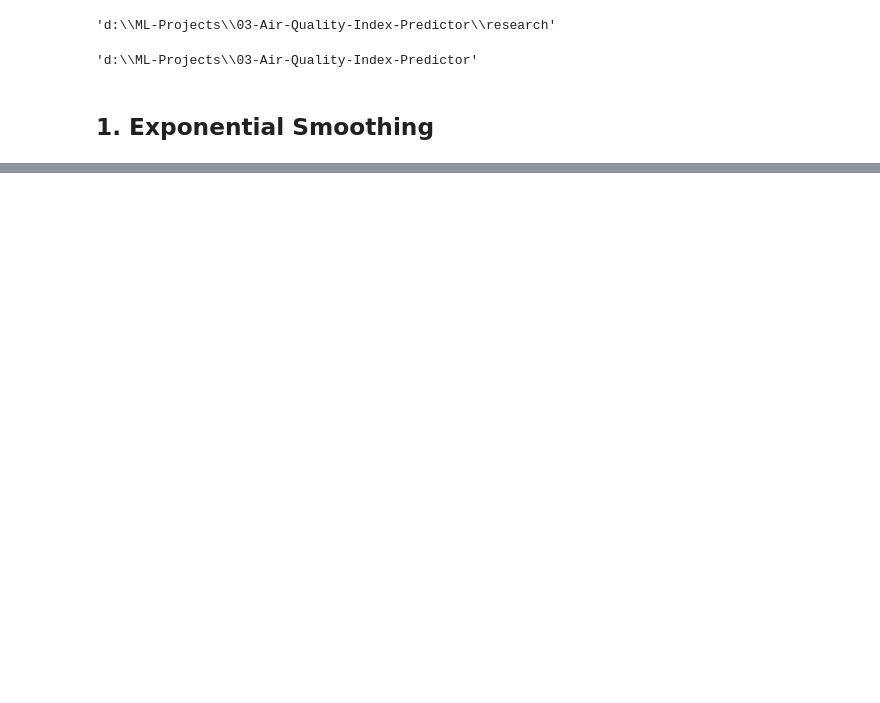
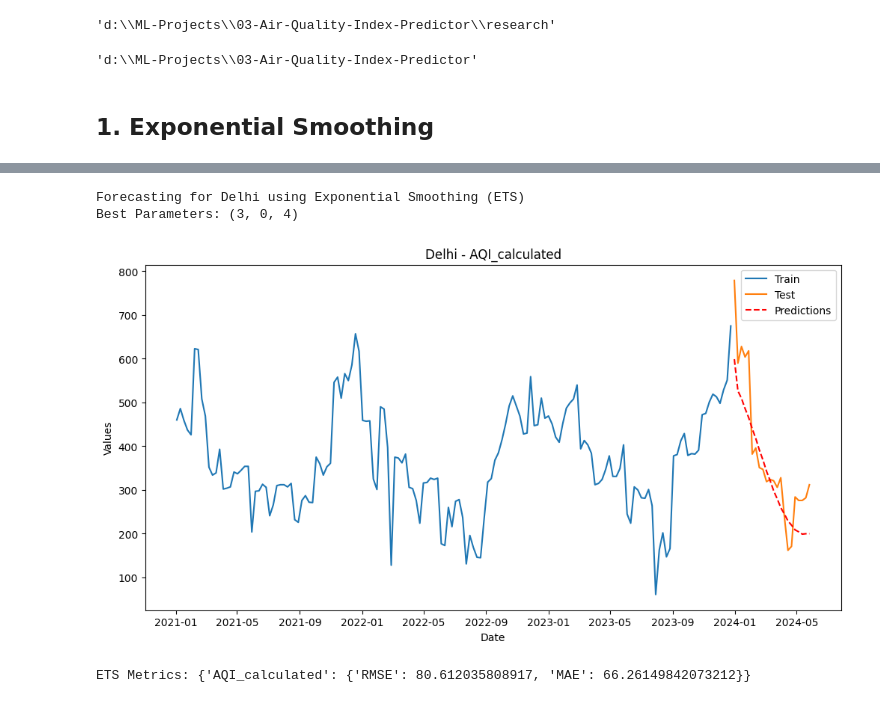
Before and after one commit to Devesh061102/03-Air-Quality-Index-Predictor, a Jupyter notebook: research/04_Modeling_Experiments.ipynb, the cells around one changed output, grey strips where cells are left out. Saved outputs shown, nothing was run; the diff lists cells and outputs as text; code cells hidden in the pictures; blank space fills up the shorter version.

```diff
--- a/research/04_Modeling_Experiments.ipynb
+++ b/research/04_Modeling_Experiments.ipynb
@@ -318,0 +323,42 @@ ETS Metrics: {'CO': {'RMSE': 1.0478370731190247, 'MAE': 0.8376332953718016}, 'NO
+# %%
+def arima_forecast_updated(train, test):
+    p = range(0, 6)
+    d = range(0, 3)
+    q = range(0, 6)
+    pdq = list(product(p, d, q))
+
+    best_score = float('inf')
+    best_params = None
+    best_forecast = None
+
+    for params in pdq:
+        try:
+            with warnings.catch_warnings():
+                warnings.simplefilter("ignore")
+                model = ARIMA(train, order=params)
+                model_fit = model.fit()
+                forecast = model_fit.forecast(steps=len(test))
+                score = mean_squared_error(test, forecast)
+
+                if score < best_score:
+                    best_score = score
+                    best_params = params
+                    best_forecast = forecast
+        except Exception as e:
+            continue
+
+    print(f"Best Parameters: {best_params}")
+    return best_forecast
+# %%
+# City to forecast
+city_name = 'Delhi'
+
+# Exponential Smoothing (ETS) Forecast
+print(f"Forecasting for {city_name} using Exponential Smoothing (ETS)")
+ets_forecasts, ets_metrics = city_forecasting_with_plot(city_name, train_data, test_data, arima_forecast_updated)
+print("ETS Metrics:", ets_metrics)
+# %% [output]
+Forecasting for Delhi using Exponential Smoothing (ETS)
+Best Parameters: (3, 0, 4)
+[figure, added]
+ETS Metrics: {'AQI_calculated': {'RMSE': 80.612035808917, 'MAE': 66.26149842073212}}
```
Also changed, not shown: parts of 11 cells of this notebook, 1 other file.
